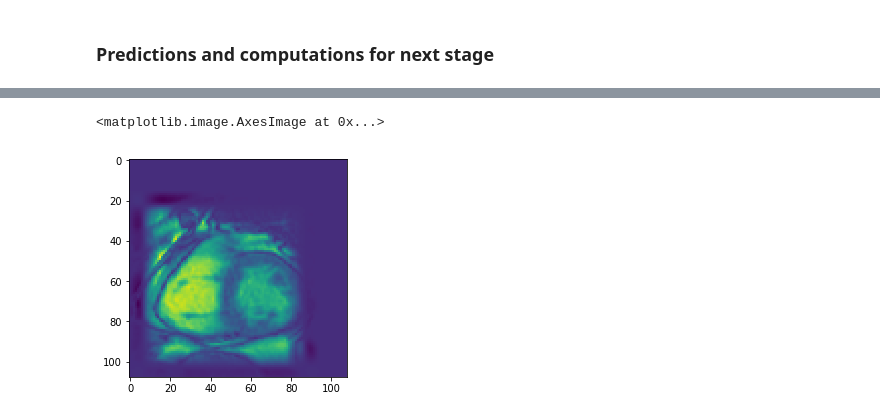
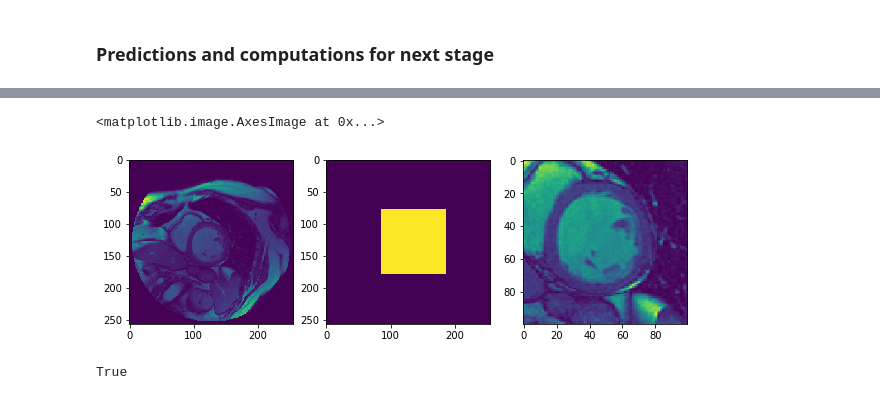
Before and after one commit to alexattia/Medical-Image-Analysis, a Jupyter notebook: CNN.ipynb, the cells around one changed output, grey strips where cells are left out. Cells and saved outputs as stored; diff of their text form; code cells hidden in the pictures.

```diff
--- a/CNN.ipynb
+++ b/CNN.ipynb
@@ -230,5 +217,42 @@ def compute_roi_pred(y_pred, idx, roi_shape=32):
-# %%
-plt.imshow(compute_roi_pred(y_pred, 12))
-# %% [output]
-<matplotlib.image.AxesImage at 0x...>
-[figure, removed]
+# %%
+def compute_roi_pred(y_pred, idx, roi_shape=32):
+    """
+    Computing and cropping a ROI from the original image for further processing in the next stage
+    :param y_pred: predictions
+    :param idx: desired image prediction index
+    :param roi_shape: shape of the binary mask
+    """
+    # up sampling from 32x32 to original MR size
+    pred = cv2.resize(y_pred[idx].reshape((roi_shape, roi_shape)), (
+                      256,256), cv2.INTER_NEAREST)
+    # select the non null pixels
+    pos_pred = np.array(np.where(pred > 0.5))
+    # get the center of the mask
+    X_min, Y_min = pos_pred[0, :].min(), pos_pred[1, :].min()
+    X_max, Y_max = pos_pred[0, :].max(), pos_pred[1, :].max()
+    X_middle = X_min + (X_max - X_min) / 2
+    Y_middle = Y_min + (Y_max - Y_min) / 2
+    # Find ROI coordinates
+    X_top = int(X_middle - 50)
+    Y_top = int(Y_middle - 50)
+    X_down = int(X_middle + 50)
+    Y_down = int(Y_middle + 50)
+    # crop ROI of size 100x100
+    mask_roi = np.zeros((256, 256))
+    mask_roi = cv2.rectangle(mask_roi, (X_top, Y_top), (X_down, Y_down), 1, -1)*255
+    return X_fullsize[idx][X_top:X_down, Y_top:Y_down], mask_roi
+# %%
+pred2, mask_roi = compute_roi_pred(y_pred, 234)
+# %%
+f, ax = plt.subplots(ncols=3, figsize=(10,10))
+ax[0].imshow(X_fullsize[234])
+ax[1].imshow(mask_roi)
+ax[2].imshow(pred2)
+# %% [output]
+<matplotlib.image.AxesImage at 0x...>
+[figure, added]
+# %%
+cv2.imwrite('./Rapport/images/mask_roi.png', mask_roi)
+cv2.imwrite('./Rapport/images/predic_roi.png', pred2)
+# %% [output]
+True
```
Also changed, not shown: parts of 7 cells of this notebook.
